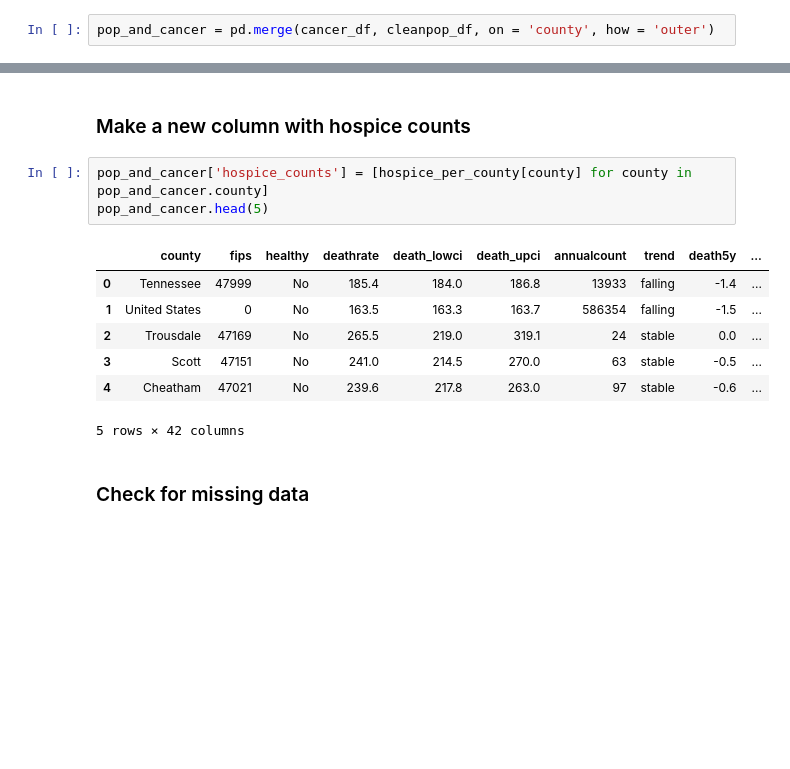
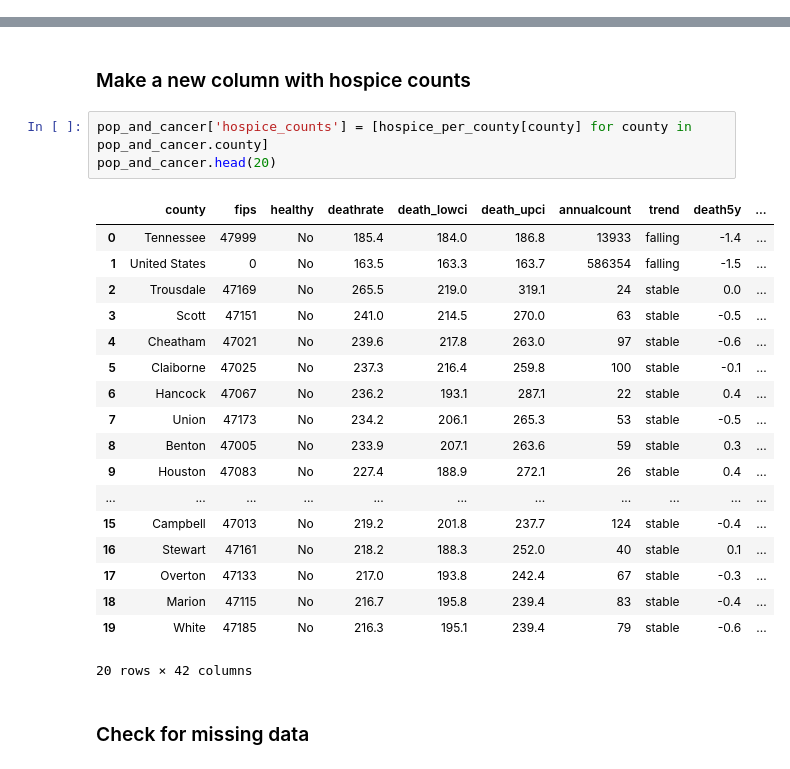
Before and after one commit to ibutera/vanderbilt-aspire-data-essentials, a Jupyter notebook: First Notebook.ipynb, the cells around one changed output, grey strips where cells are left out. Drawn from its saved outputs; the diff is of its cells as text; blank space fills up the shorter version.

```diff
--- a/First Notebook.ipynb
+++ b/First Notebook.ipynb
@@ -283,8 +283,6 @@ pop_and_cancer.head(5)
 | 3 | Scott | 47151 | No | 241.0 | 214.5 | 270.0 | 63 | stable | -0.5 | ... |
 | 4 | Cheatham | 47021 | No | 239.6 | 217.8 | 263.0 | 97 | stable | -0.6 | ... |
 5 rows × 41 columns
-# %%
-pop_and_cancer = pd.merge(cancer_df, cleanpop_df, on = 'county', how = 'outer')
 # %% [markdown]
 ### Count the number of hospice facilities in each county
 # %%
@@ -305,15 +303,26 @@ hospice_per_county['Anderson']
 ### Make a new column with hospice counts
 # %%
 pop_and_cancer['hospice_counts'] = [hospice_per_county[county] for county in pop_and_cancer.county]
-pop_and_cancer.head(5)
+pop_and_cancer.head(20)
 # %% [output]
 |  | county | fips | healthy | deathrate | death_lowci | death_upci | annualcount | trend | death5y | ... |
 | 0 | Tennessee | 47999 | No | 185.4 | 184.0 | 186.8 | 13933 | falling | -1.4 | ... |
 | 1 | United States | 0 | No | 163.5 | 163.3 | 163.7 | 586354 | falling | -1.5 | ... |
 | 2 | Trousdale | 47169 | No | 265.5 | 219.0 | 319.1 | 24 | stable | 0.0 | ... |
 | 3 | Scott | 47151 | No | 241.0 | 214.5 | 270.0 | 63 | stable | -0.5 | ... |
 | 4 | Cheatham | 47021 | No | 239.6 | 217.8 | 263.0 | 97 | stable | -0.6 | ... |
+| 5 | Claiborne | 47025 | No | 237.3 | 216.4 | 259.8 | 100 | stable | -0.1 | ... |
+| 6 | Hancock | 47067 | No | 236.2 | 193.1 | 287.1 | 22 | stable | 0.4 | ... |
+| 7 | Union | 47173 | No | 234.2 | 206.1 | 265.3 | 53 | stable | -0.5 | ... |
+| 8 | Benton | 47005 | No | 233.9 | 207.1 | 263.6 | 59 | stable | 0.3 | ... |
+| 9 | Houston | 47083 | No | 227.4 | 188.9 | 272.1 | 26 | stable | 0.4 | ... |
+| ... | ... | ... | ... | ... | ... | ... | ... | ... | ... | ... |
+| 15 | Campbell | 47013 | No | 219.2 | 201.8 | 237.7 | 124 | stable | -0.4 | ... |
+| 16 | Stewart | 47161 | No | 218.2 | 188.3 | 252.0 | 40 | stable | 0.1 | ... |
+| 17 | Overton | 47133 | No | 217.0 | 193.8 | 242.4 | 67 | stable | -0.3 | ... |
+| 18 | Marion | 47115 | No | 216.7 | 195.8 | 239.4 | 83 | stable | -0.4 | ... |
+| 19 | White | 47185 | No | 216.3 | 195.1 | 239.4 | 79 | stable | -0.6 | ... |
-5 rows × 42 columns
+20 rows × 42 columns
 # %% [markdown]
 ### Check for missing data
 # %%
```
Also changed, not shown: parts of 10 cells of this notebook.
